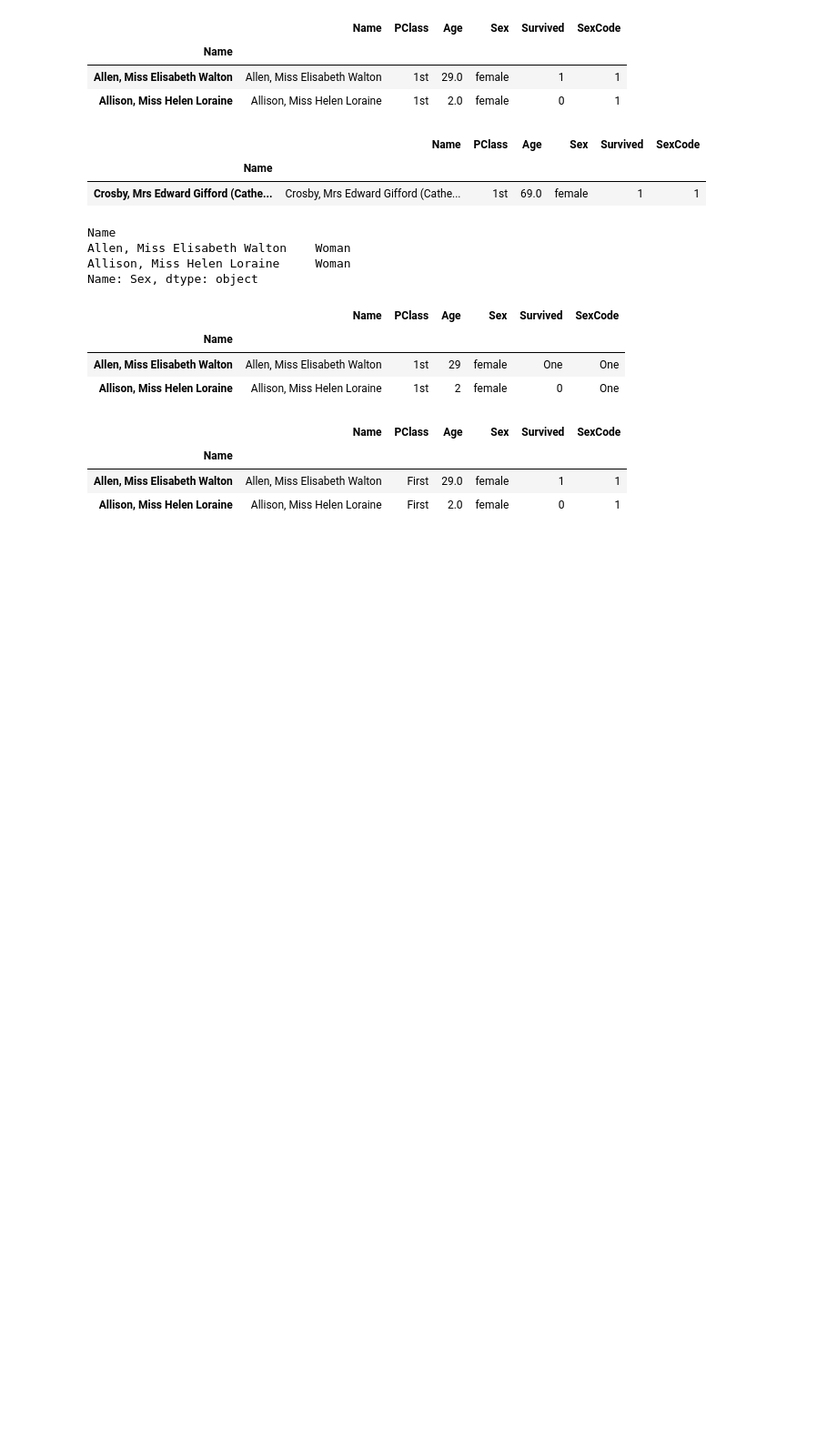
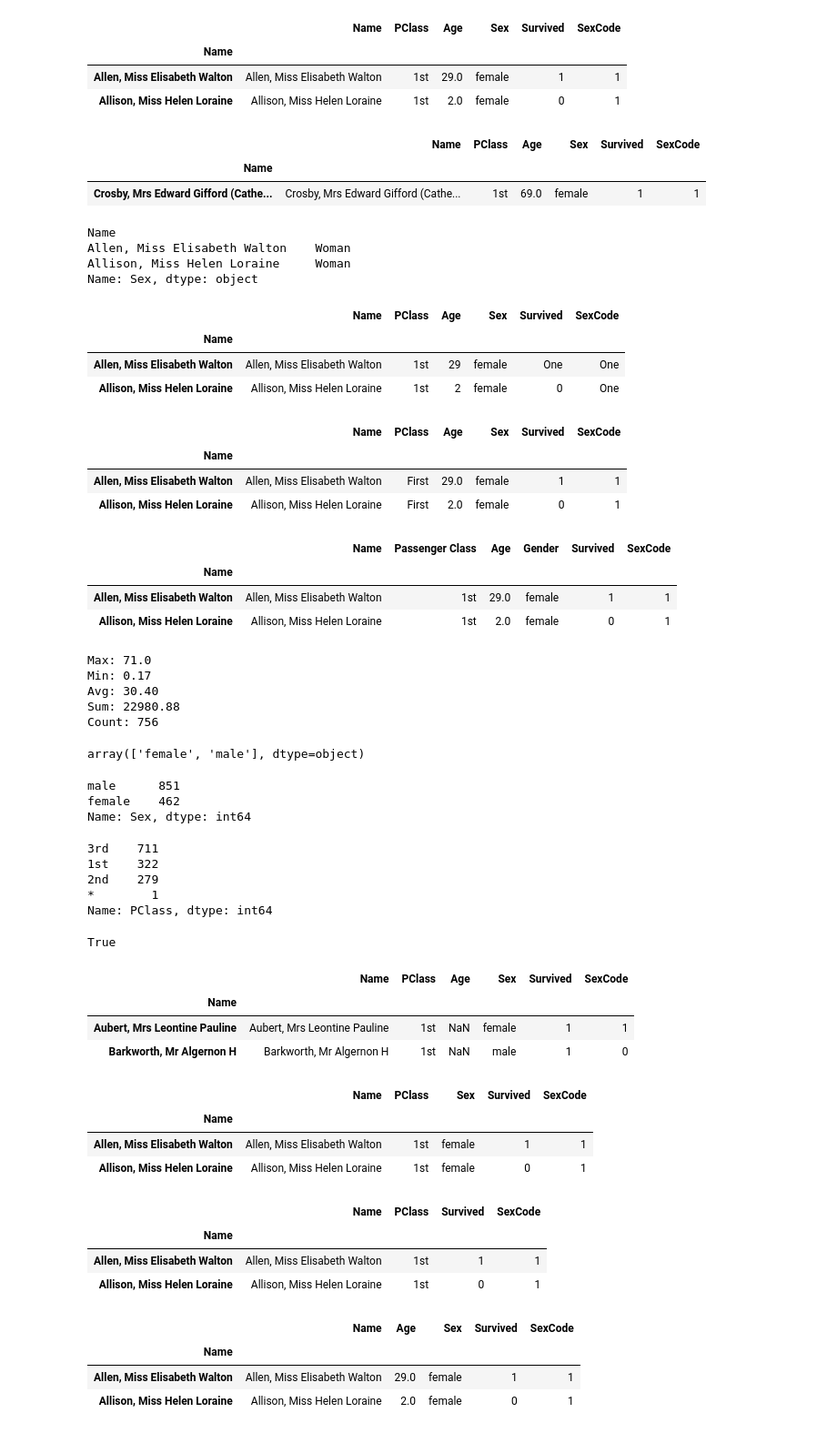
Before and after one commit to ArchieDash/O-REILLY-Machine-Learning, a Jupyter notebook: Chapter_3.ipynb, the cells around one changed output. Shown at 91% size. Drawn from its saved outputs; the diff is of its cells as text; code cells hidden in the pictures; blank space fills up the shorter version.

```diff
--- a/Chapter_3.ipynb
+++ b/Chapter_3.ipynb
@@ -116,3 +116,72 @@ dataframe.replace(r"1st", "First", regex=True).head(2)  # replace with regex
 | Name |  |  |  |  |  |  |
 | Allen, Miss Elisabeth Walton | Allen, Miss Elisabeth Walton | First | 29.0 | female | 1 | 1 |
 | Allison, Miss Helen Loraine | Allison, Miss Helen Loraine | First | 2.0 | female | 0 | 1 |
+# %%
+dataframe.rename(columns={"PClass": "Passenger Class", "Sex": "Gender"}).head(2)
+# %% [output]
+|  | Name | Passenger Class | Age | Gender | Survived | SexCode |
+| Name |  |  |  |  |  |  |
+| Allen, Miss Elisabeth Walton | Allen, Miss Elisabeth Walton | 1st | 29.0 | female | 1 | 1 |
+| Allison, Miss Helen Loraine | Allison, Miss Helen Loraine | 1st | 2.0 | female | 0 | 1 |
+# %%
+print("Max:", dataframe['Age'].max())
+print("Min:", dataframe['Age'].min())
+print(f"Avg: {dataframe['Age'].mean():.2f}")
+print("Sum:", dataframe['Age'].sum())
+print("Count:", dataframe['Age'].count())
+# %% [output]
+Max: 71.0
+Min: 0.17
+Avg: 30.40
+Sum: 22980.88
+Count: 756
+# %%
+dataframe["Sex"].unique()
+# %% [output]
+array(['female', 'male'], dtype=object)
+# %%
+dataframe["Sex"].value_counts()
+# %% [output]
+male      851
+female    462
+Name: Sex, dtype: int64
+# %%
+dataframe["PClass"].value_counts()
+# %% [output]
+3rd    711
+1st    322
+2nd    279
+*        1
+Name: PClass, dtype: int64
+# %%
+dataframe["PClass"].nunique() == 4
+# %% [output]
+True
+# %%
+dataframe[dataframe["Age"].isnull()].head(2)  # rows with null-value at Age column
+# %% [output]
+|  | Name | PClass | Age | Sex | Survived | SexCode |
+| Name |  |  |  |  |  |  |
+| Aubert, Mrs Leontine Pauline | Aubert, Mrs Leontine Pauline | 1st | NaN | female | 1 | 1 |
+| Barkworth, Mr Algernon H | Barkworth, Mr Algernon H | 1st | NaN | male | 1 | 0 |
+# %%
+dataframe.drop("Age", axis=1).head(2)  # delete the column by name
+# %% [output]
+|  | Name | PClass | Sex | Survived | SexCode |
+| Name |  |  |  |  |  |
+| Allen, Miss Elisabeth Walton | Allen, Miss Elisabeth Walton | 1st | female | 1 | 1 |
+| Allison, Miss Helen Loraine | Allison, Miss Helen Loraine | 1st | female | 0 | 1 |
+# %%
+dataframe.drop(["Age", "Sex"], axis=1).head(2)  # delete the columns by names
+# %% [output]
+|  | Name | PClass | Survived | SexCode |
+| Name |  |  |  |  |
+| Allen, Miss Elisabeth Walton | Allen, Miss Elisabeth Walton | 1st | 1 | 1 |
+| Allison, Miss Helen Loraine | Allison, Miss Helen Loraine | 1st | 0 | 1 |
+# %%
+dataframe.drop(dataframe.columns[1], axis=1).head(2)  # delete the column by index
+# %% [output]
+|  | Name | Age | Sex | Survived | SexCode |
+| Name |  |  |  |  |  |
+| Allen, Miss Elisabeth Walton | Allen, Miss Elisabeth Walton | 29.0 | female | 1 | 1 |
+| Allison, Miss Helen Loraine | Allison, Miss Helen Loraine | 2.0 | female | 0 | 1 |
```
Also changed, not shown: parts of 5 cells of this notebook.
